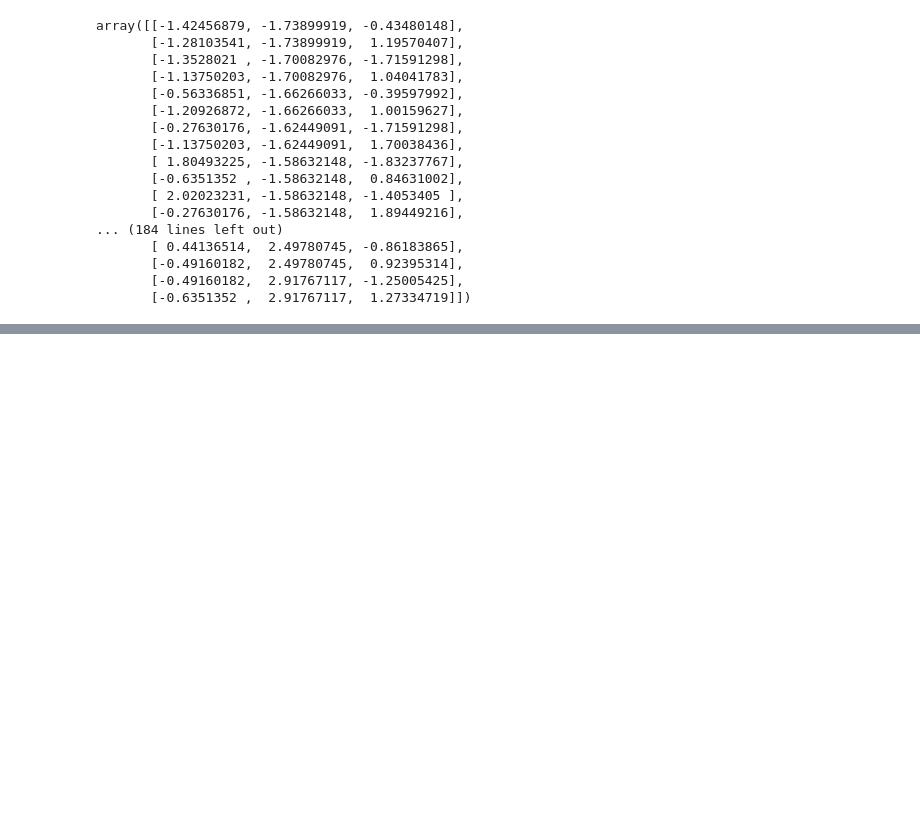
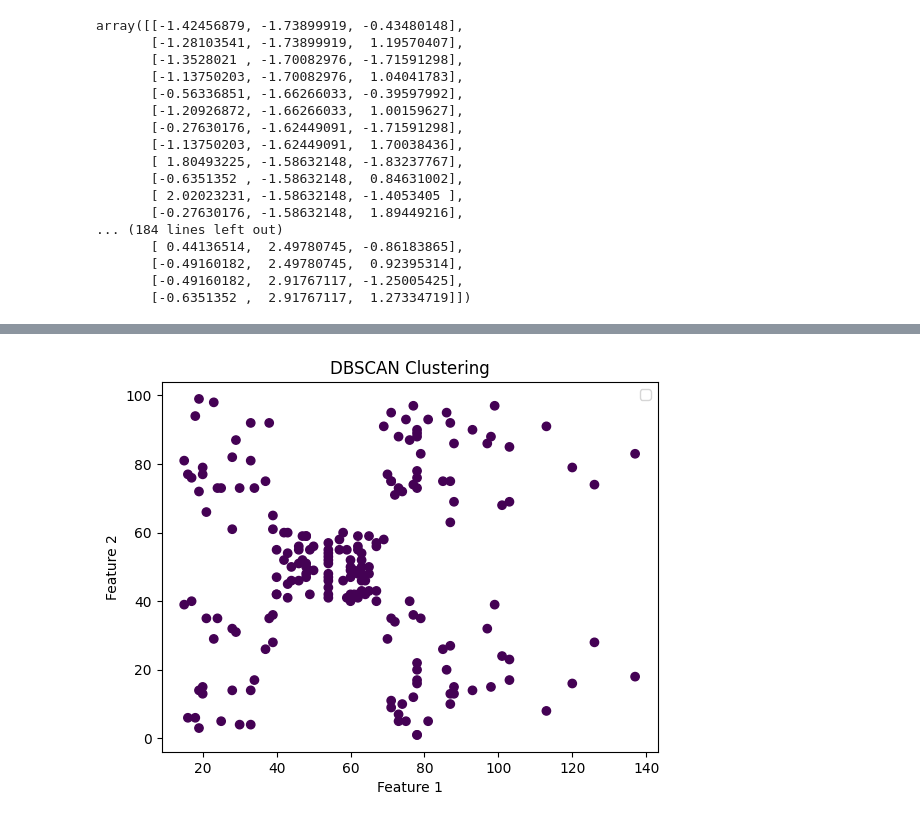
Before and after one commit to Maksonchiks/mesto, a Jupyter notebook: clust.ipynb, the cells around one changed output, grey strips where cells are left out. Drawn from its saved outputs; the diff is of its cells as text; code cells hidden in the pictures; blank space fills up the shorter version.

```diff
--- a/clust.ipynb
+++ b/clust.ipynb
@@ -206,0 +208,17 @@ plt.show
+# %%
+from sklearn.cluster import DBSCAN
+
+eps = 0.2
+min_samples = 2
+
+dbscan = DBSCAN(eps=eps, min_samples=min_samples)
+labels = dbscan.fit_predict(X)
+
+plt.scatter(X[:, 1], X[:, 2],c=labels.astype(float), alpha=1)
+
+plt.title('DBSCAN Clustering')
+plt.xlabel('Feature 1')
+plt.ylabel('Feature 2')
+plt.legend()
+plt.show()
+# %% [output]
@@ -206,0 +226 @@ plt.show
+[figure, added]
```
Also changed, not shown: parts of 6 cells of this notebook.
